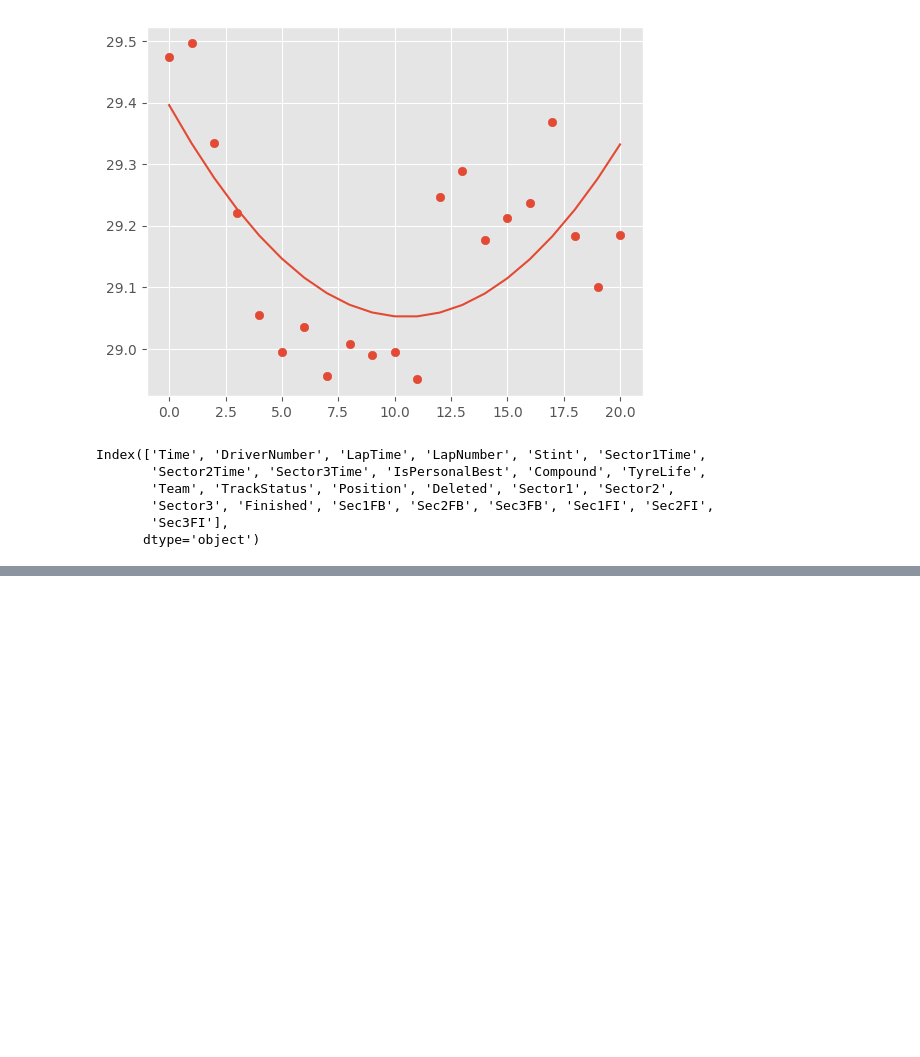
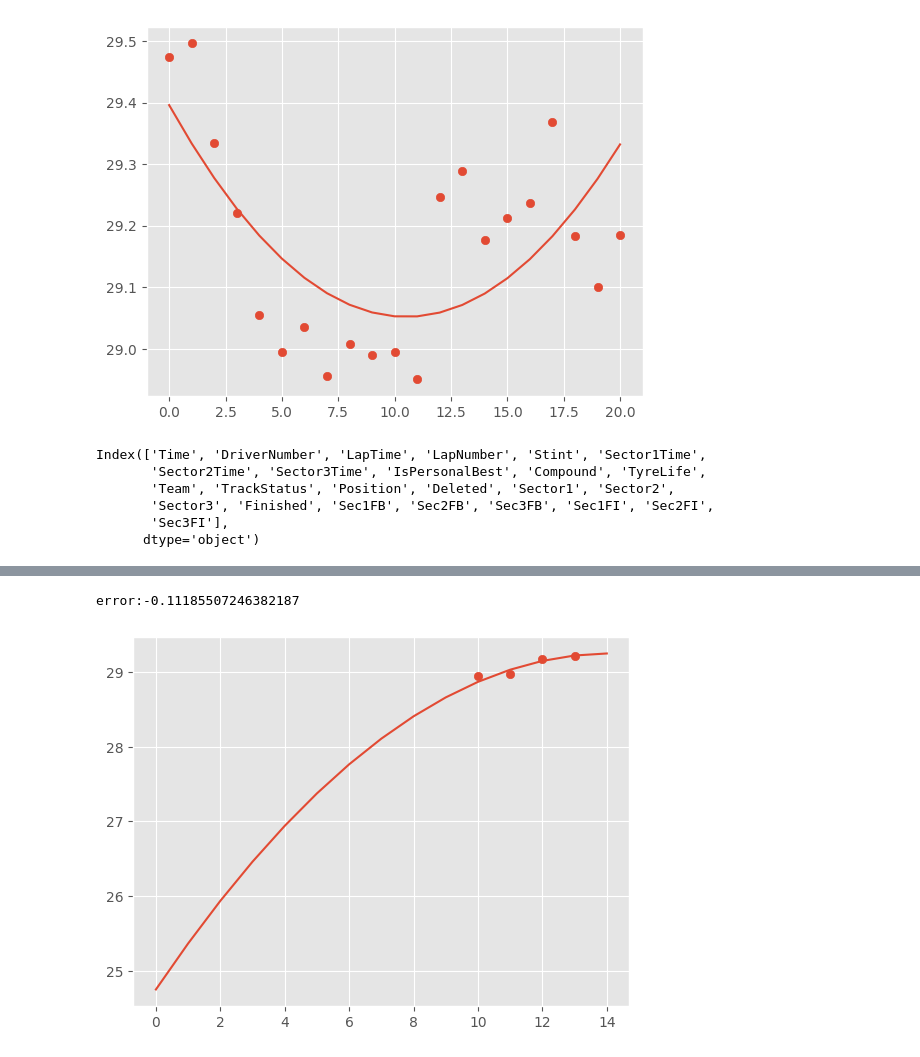
Before and after one commit to Aman-hebbale/pitstop, a Jupyter notebook: pit-stop-analysis.ipynb, the cells around one changed output, grey strips where cells are left out. Cells and saved outputs as stored; diff of their text form; code cells hidden in the pictures; blank space fills up the shorter version.

```diff
--- a/pit-stop-analysis.ipynb
+++ b/pit-stop-analysis.ipynb
@@ -352,3 +464,18 @@ error:3.5414285714285434
+# %%
+lecSector2=qatar_csv.query("DriverNumber==16")["Sector2"].to_list()[:15]
+x=lecSector2[-5:-1]
+y=np.arange(14-len(x),14)
+weights=[1,2,3,4]
+polyModel=np.poly1d(np.polyfit(y,x,2,w=weights))
+_,ax=plt.subplots()
+plt.scatter(y,x,label="sector2")
+x_fit=np.arange(15)
+plt.plot(x_fit,polyModel(x_fit))
+print(f"error:{polyModel(14)-lecSector2[14]}")
+plt.show()
+# %% [output]
+error:-0.11185507246382187
+[figure, added]
 # %%
 f1.get_event_schedule(2024, include_testing=False)
 grand_prix_list = [
```
Also changed, not shown: parts of 9 cells of this notebook.
